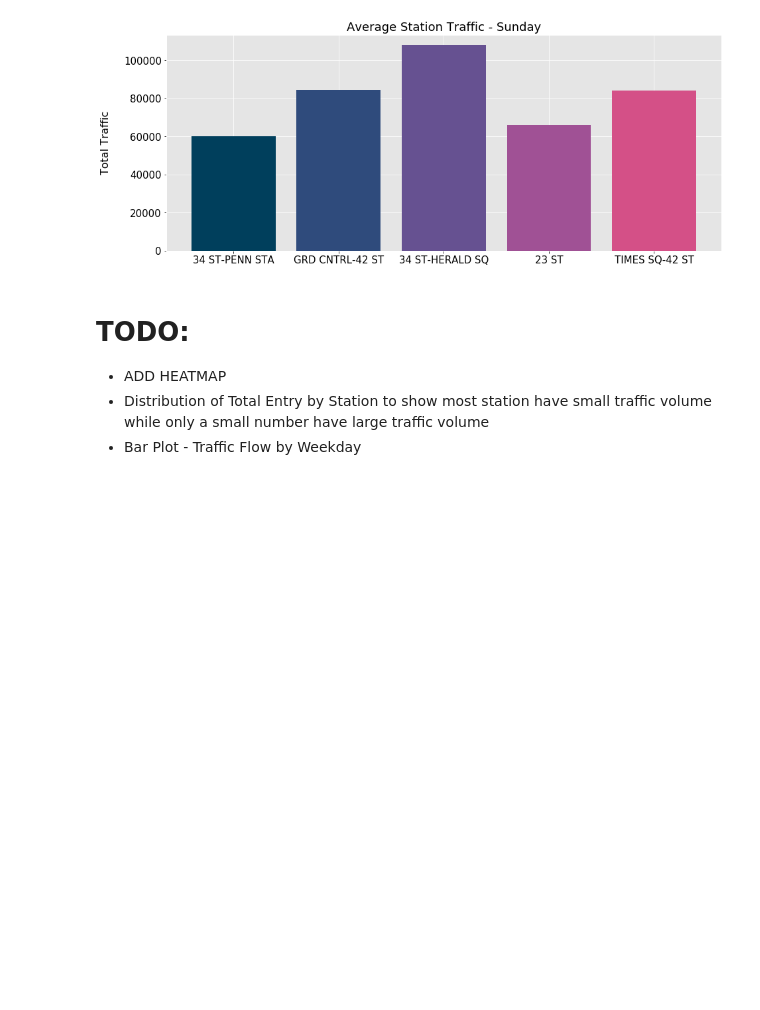
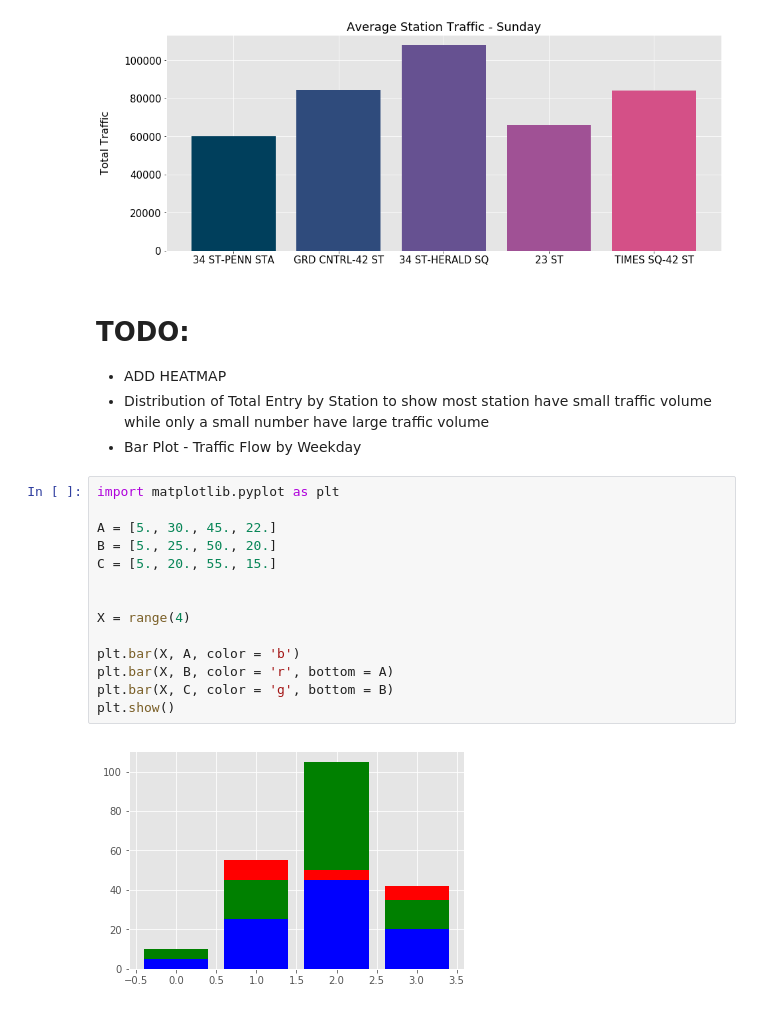
Before and after one commit to MohammadBakir/Project-Benson, a Jupyter notebook: Project Benson.ipynb, the cells around one changed output. Saved outputs shown, nothing was run; the diff lists cells and outputs as text; blank space fills up the shorter version.

```diff
--- a/Project Benson.ipynb
+++ b/Project Benson.ipynb
@@ -332,3 +340,19 @@ plt.savefig('AverageTrafficSunday.jpg')
 - ADD HEATMAP
 - Distribution of Total Entry by Station to show most station have small traffic volume while only a small number have large traffic volume
 - Bar Plot - Traffic Flow by Weekday
+# %%
+import matplotlib.pyplot as plt
+
+A = [5., 30., 45., 22.]
+B = [5., 25., 50., 20.]
+C = [5., 20., 55., 15.]
+
+
+X = range(4)
+
+plt.bar(X, A, color = 'b')
+plt.bar(X, B, color = 'r', bottom = A)
+plt.bar(X, C, color = 'g', bottom = B)
+plt.show()
+# %% [output]
+[figure, added]
```
Also changed, not shown: parts of 4 cells of this notebook, 11 other files.
